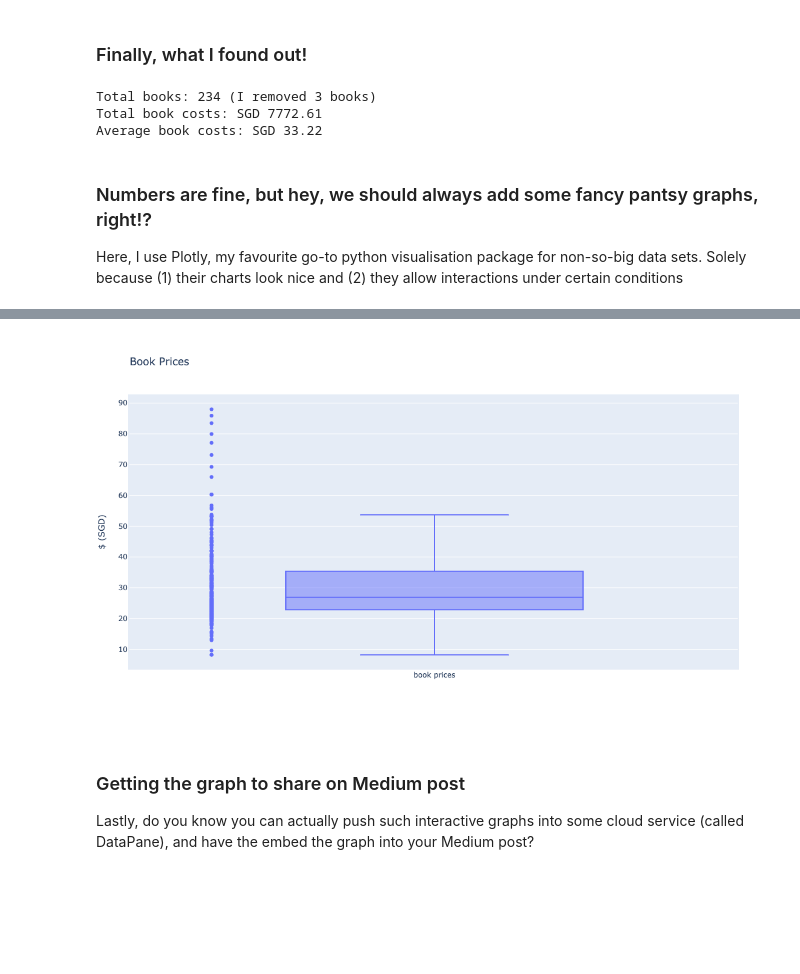
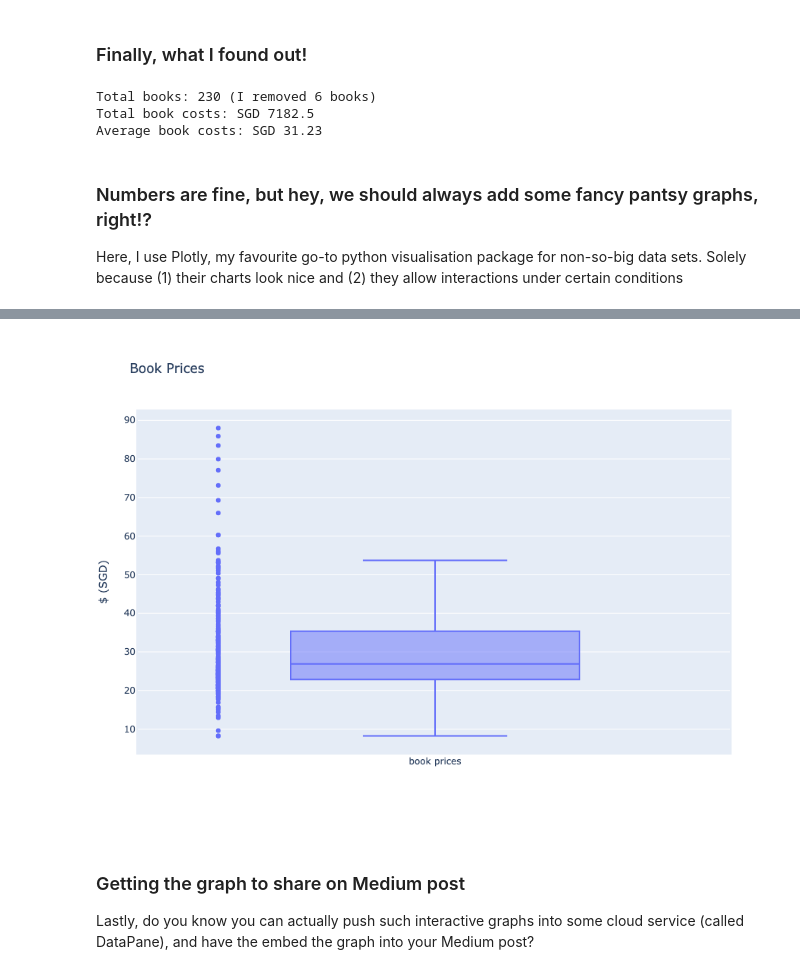
Before and after one commit to cliffchew84/nlb_work, a Jupyter notebook: book_price/Try Getting Book Prices_v2.ipynb, the cells around one changed output, grey strips where cells are left out. Saved outputs shown, nothing was run; the diff lists cells and outputs as text; code cells hidden in the pictures; blank space fills up the shorter version.

Commit message:
rm books with > 100 price

```diff
--- a/book_price/Try Getting Book Prices_v2.ipynb
+++ b/book_price/Try Getting Book Prices_v2.ipynb
@@ -196,14 +196,18 @@ df = df[df.scraped_title != 'High-Performance Without Pain: A Companion Workbook
 df = df[df.scraped_title != "Functional Training and Beyond: Building the Ultimate Superfunctional Body and Mind (Building Muscle and Performance, Weight Training, Men's Health)"]
 # %% [markdown]
 ### Finally, what I found out!
+# %%
+# I found some books that were priced about 100 that I felt didn't make sense.
+# For the sake of closing this project, I decided to hard code this condition as well
+df = df[df.price <= 100]
 # %%
-print(f"Total books: {df.price.count()} (I removed 3 books)")
+print(f"Total books: {df.price.count()} (I removed 6 books)")
 print(f"Total book costs: SGD {round(df.price.sum(), 2)}")
 print(f"Average book costs: SGD {round(df.price.sum() / df.price.count(), 2)}")
 # %% [output]
-Total books: 234 (I removed 3 books)
-Total book costs: SGD 7772.61
-Average book costs: SGD 33.22
+Total books: 230 (I removed 6 books)
+Total book costs: SGD 7182.5
+Average book costs: SGD 31.23
 # %% [markdown]
 ### Numbers are fine, but hey, we should always add some fancy pantsy graphs, right!?
 Here, I use Plotly, my favourite go-to python visualisation package for non-so-big data sets. Solely because (1) their charts look nice and (2) they allow interactions under certain conditions
@@ -214,7 +218,7 @@ fig = go.Figure()
 fig = fig.add_trace(go.Box(
     # Did more data fudging here by manually removing outliers.
     # WIP - I will take note to fix this. I swear.
-    y=df[df.price <= 100].price,
+    y=df.price,
     name='book prices',
     text=df.scraped_title
 ))
@@ -229,4 +234,4 @@ fig
-[figure, old version]
+[figure, new version]
 # %% [markdown]
 ### Getting the graph to share on Medium post
 Lastly, do you know you can actually push such interactive graphs into some cloud service (called DataPane), and have the embed the graph into your Medium post?
```
Also changed, not shown: parts of 2 cells of this notebook.
